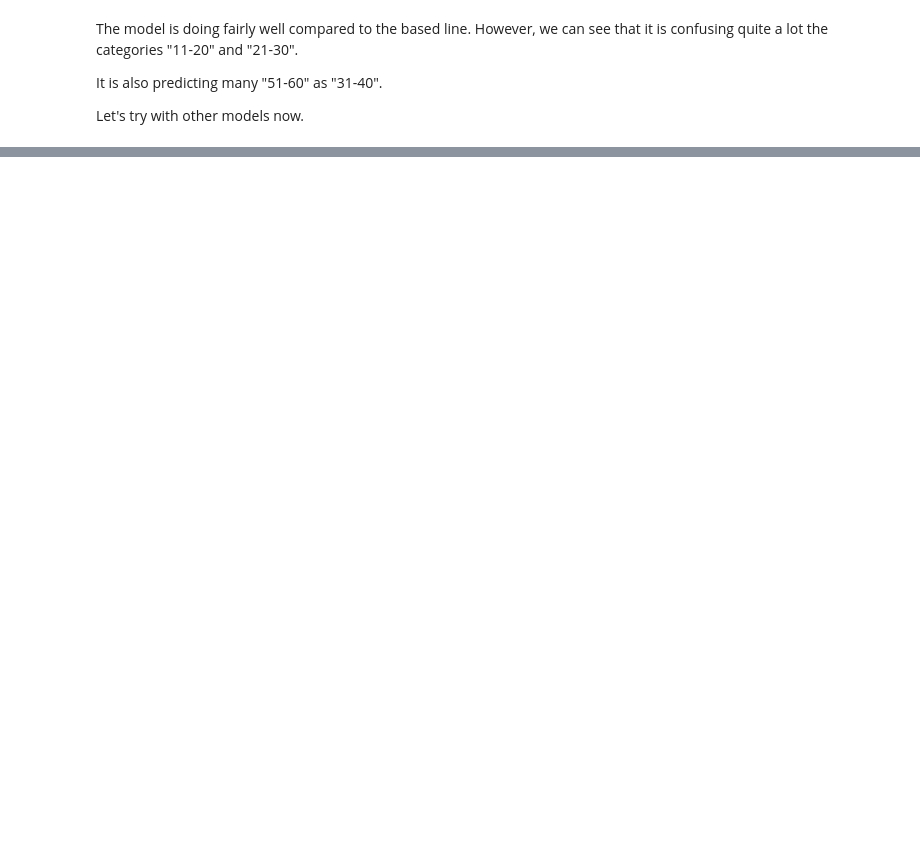
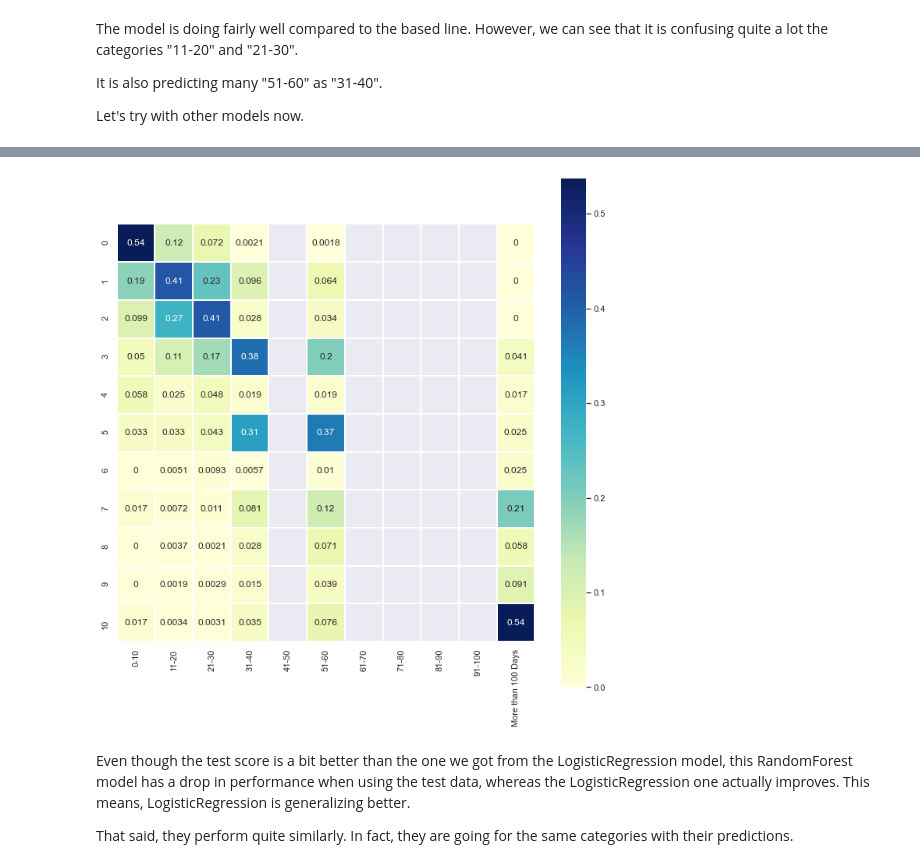
Before and after one commit to Jasc94/competitions, a Jupyter notebook: how_long_would_you_stay/2_workfile.ipynb, the cells around one changed output, grey strips where cells are left out. Drawn from its saved outputs; the diff is of its cells as text; code cells hidden in the pictures; blank space fills up the shorter version.

```diff
--- a/how_long_would_you_stay/2_workfile.ipynb
+++ b/how_long_would_you_stay/2_workfile.ipynb
@@ -174,17 +178,16 @@ Let's try with other models now.
 # %%
-# Train/test data
-X_train, X_test, y_train, y_test = train_test_split(X_st_scaled, y, test_size = .2, random_state = seed)
-# Cross validation
-kfold = RepeatedStratifiedKFold(n_splits = 5, n_repeats = 1)
-# Data features
-features = list(df.columns)
+# To test the models I will make use of an ensembler class that I created to
+# test several models at once and save the relevant information of each of them
 
+# 1) Models I want to test (basic versions)
 model1 = RandomForestClassifier(n_jobs = -1, random_state = seed)
 model2 = LogisticRegression(max_iter = 1000, n_jobs = -1, random_state = seed)
 model3 = KNeighborsClassifier(n_neighbors = 3, n_jobs = -1)
 model4 = SVC(max_iter = 200, random_state = seed)
 
+# 2) Create the object passing in the models
 ensembler = mo.ensembler([model1, model2, model3, model4])
 
+# Load the data and train it with the full dataset
 ensembler.load_data(X_train, X_test, y_train, y_test, features, kfold)
 ensembler.tester(verb = 2)
@@ -192,0 +262,4 @@ ensembler.metrics
+# %%
+# Let's see now that the best combination was and save it for further test
+rf_end_model = random_search.best_estimator_
+rf_end_model
@@ -192,0 +269,11 @@ ensembler.metrics
+# %%
+# Now, let's make use of the modeller to train/test it with the full training
+# set
+
+modeller2 = mo.modeller(rf_end_model)
+
+# Loading data
+modeller2.load_data(X_train, X_test, y_train, y_test, features, kfold)
+
+# Train with the full training set and test it with the test set
+modeller2.tester(verb = 4)
@@ -192,0 +298,21 @@ ensembler.metrics
+# %%
+# Let's plot this
+# To calculate the predicitons relative to the column sum
+col_sum = modeller2.cm.sum(axis = 0, keepdims = True)
+col_rel = modeller2.cm / col_sum
+
+labels = preprocessor.target_variable()
+
+# To plot
+plt.figure(figsize = (12, 12))
+sns.heatmap(col_rel, annot = True, linewidths = .1, square=True, cmap = "YlGnBu")
+
+plt.xticks(np.arange(11) + .5, list(labels.values()), rotation = 90)
+
+plt.show()
+# %% [output]
+[figure, added]
+# %% [markdown]
+Even though the test score is a bit better than the one we got from the LogisticRegression model, this RandomForest model has a drop in performance when using the test data, whereas the LogisticRegression one actually improves. This means, LogisticRegression is generalizing better.
+
+That said, they perform quite similarly. In fact, they are going for the same categories with their predictions.
```
Also changed, not shown: parts of 14 cells of this notebook, 5 other files.
